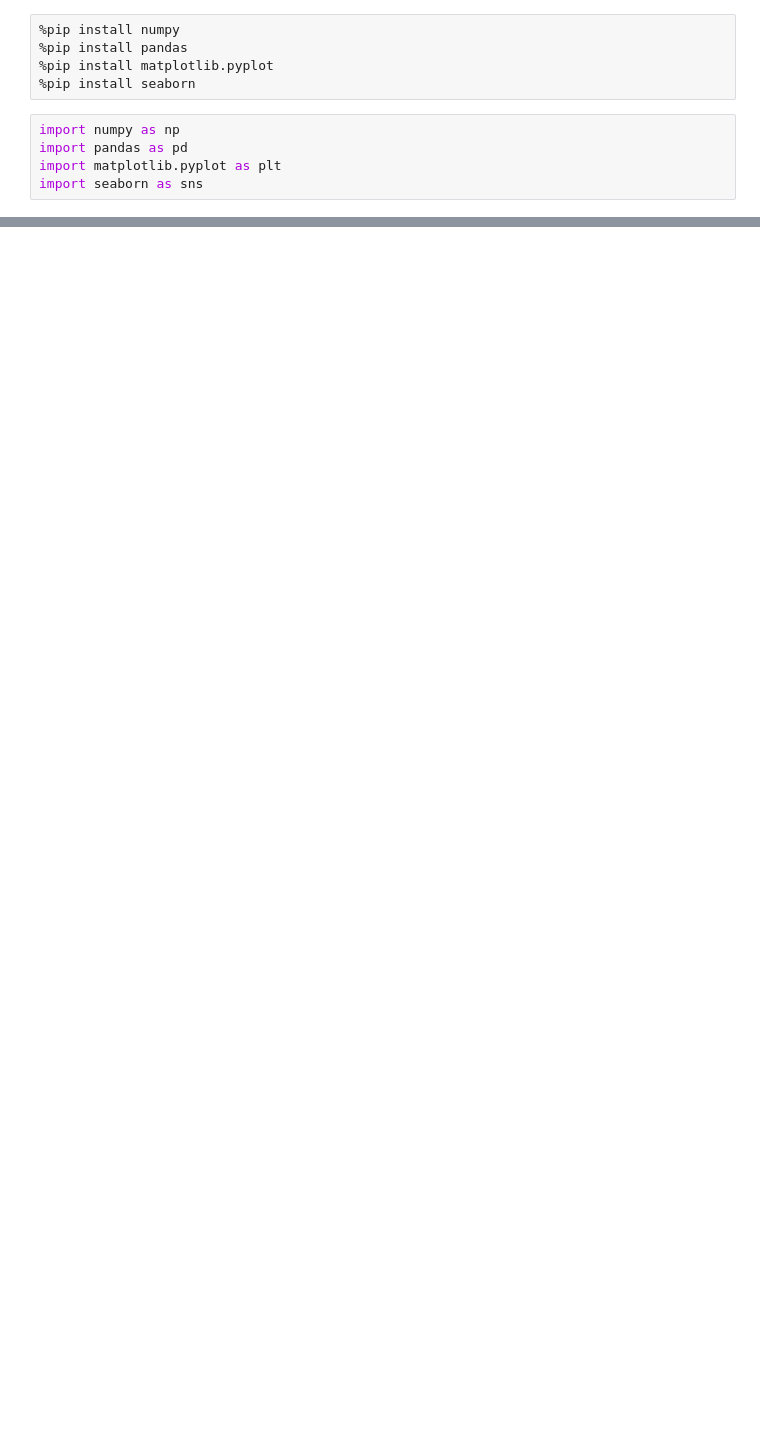
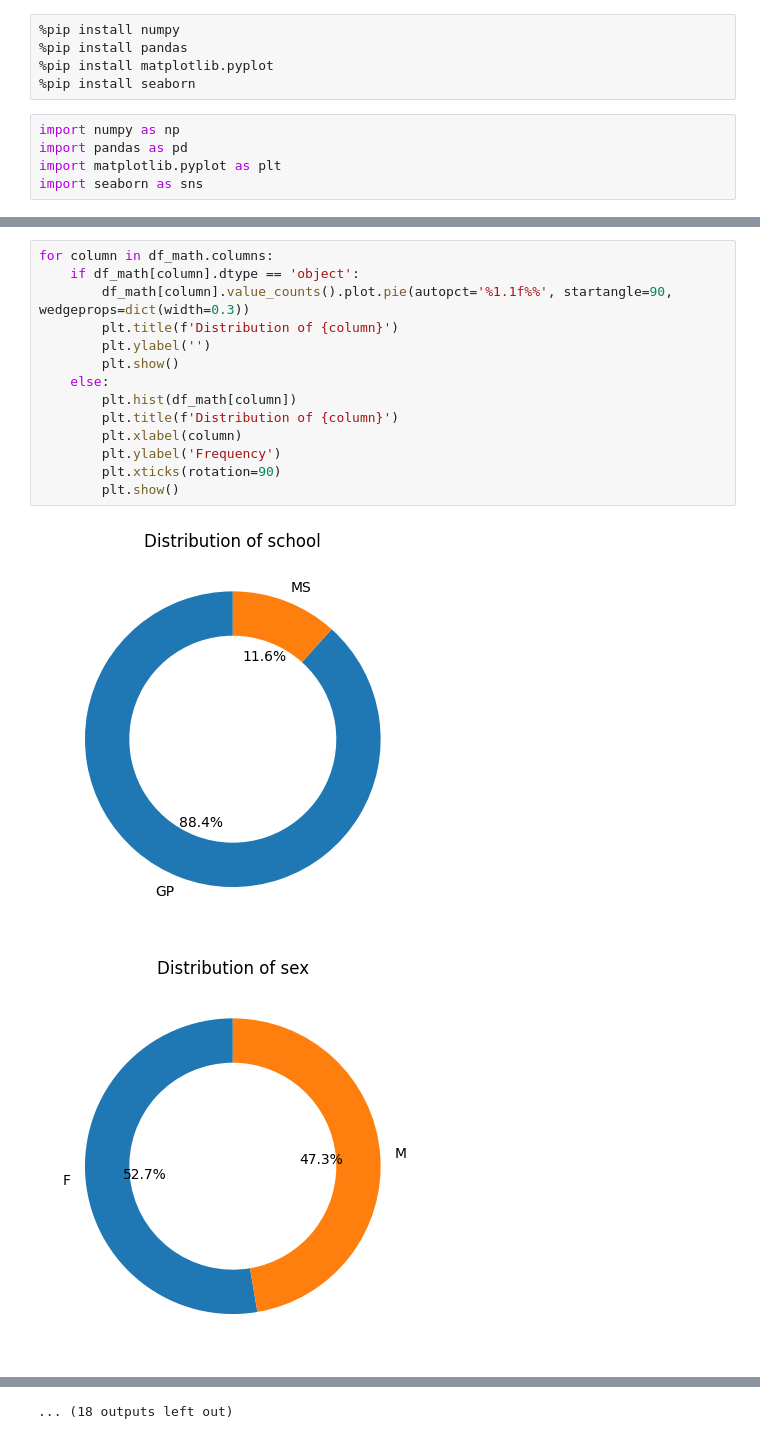
Before and after one commit to LilyKras/andan_alco_project, a Jupyter notebook: project.ipynb, the cells around one changed output, grey strips where cells are left out. Drawn from its saved outputs; the diff is of its cells as text; blank space fills up the shorter version.

```diff
--- a/project.ipynb
+++ b/project.ipynb
@@ -21,0 +59,17 @@ df_math.head()
+# %%
+for column in df_math.columns:
+    if df_math[column].dtype == 'object':
+        df_math[column].value_counts().plot.pie(autopct='%1.1f%%', startangle=90, wedgeprops=dict(width=0.3))
+        plt.title(f'Distribution of {column}')
+        plt.ylabel('')
+        plt.show()
+    else:
+        plt.hist(df_math[column])
+        plt.title(f'Distribution of {column}')
+        plt.xlabel(column)
+        plt.ylabel('Frequency')
+        plt.xticks(rotation=90)
+        plt.show()
+# %% [output]
+[figure, added]
+[figure, added]
@@ -21,0 +86 @@ df_math.head()
+... (18 outputs left out)
```
Also changed, not shown: parts of 27 cells of this notebook.
